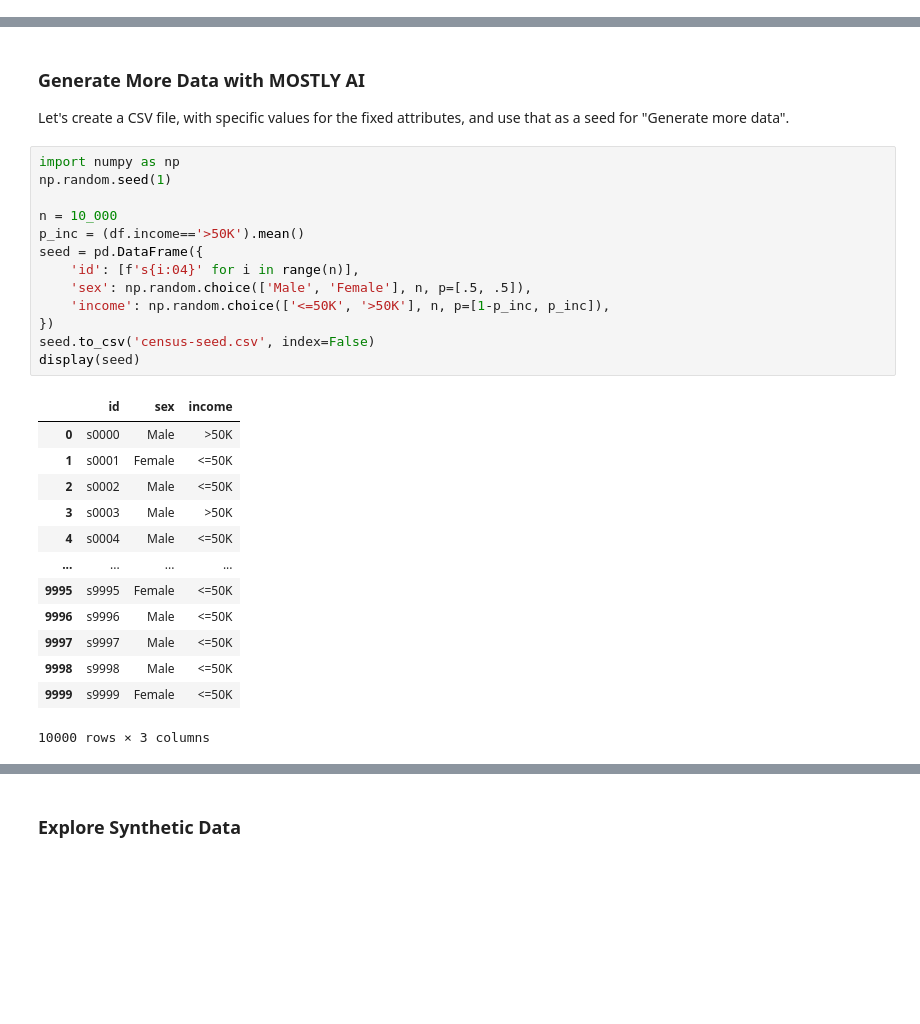
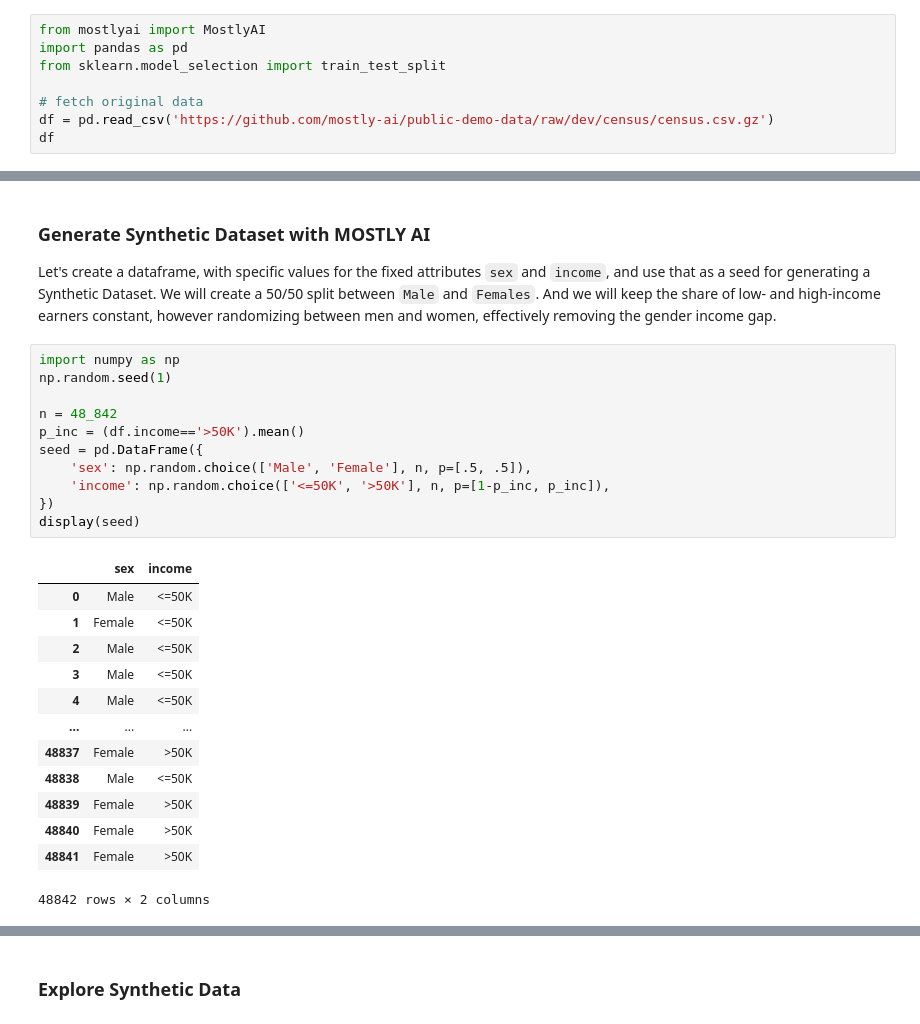
Before and after one commit to mostly-ai/mostly-tutorials, a Jupyter notebook: conditional-generation/conditional-generation.ipynb, the cells around one changed output, grey strips where cells are left out. Cells and saved outputs as stored; diff of their text form; blank space fills up the shorter version.

```diff
--- a/conditional-generation/conditional-generation.ipynb
+++ b/conditional-generation/conditional-generation.ipynb
@@ -113,0 +23,8 @@ Synthesize via [MOSTLY AI](https://mostly.ai/) by providing `census-context.csv`
+# %%
+from mostlyai import MostlyAI
+import pandas as pd
+from sklearn.model_selection import train_test_split
+
+# fetch original data
+df = pd.read_csv('https://github.com/mostly-ai/public-demo-data/raw/dev/census/census.csv.gz')
+df
@@ -114,31 +58,29 @@ Synthesize via [MOSTLY AI](https://mostly.ai/) by providing `census-context.csv`
 # %% [markdown]
-### Generate More Data with MOSTLY AI
+### Generate Synthetic Dataset with MOSTLY AI
 
-Let's create a CSV file, with specific values for the fixed attributes, and use that as a seed for "Generate more data".
+Let's create a dataframe, with specific values for the fixed attributes `sex` and `income`, and use that as a seed for generating a Synthetic Dataset. We will create a 50/50 split between `Male` and `Females`. And we will keep the share of low- and high-income earners constant, however randomizing between men and women, effectively removing the gender income gap.
 # %%
 import numpy as np
 np.random.seed(1)
 
-n = 10_000
+n = 48_842
 p_inc = (df.income=='>50K').mean()
 seed = pd.DataFrame({
-    'id': [f's{i:04}' for i in range(n)],
     'sex': np.random.choice(['Male', 'Female'], n, p=[.5, .5]),
     'income': np.random.choice(['<=50K', '>50K'], n, p=[1-p_inc, p_inc]),
 })
-seed.to_csv('census-seed.csv', index=False)
 display(seed)
 # %% [output]
-|  | id | sex | income |
-| 0 | s0000 | Male | >50K |
-| 1 | s0001 | Female | <=50K |
-| 2 | s0002 | Male | <=50K |
-| 3 | s0003 | Male | >50K |
-| 4 | s0004 | Male | <=50K |
-| ... | ... | ... | ... |
-| 9995 | s9995 | Female | <=50K |
-| 9996 | s9996 | Male | <=50K |
-| 9997 | s9997 | Male | <=50K |
-| 9998 | s9998 | Male | <=50K |
-| 9999 | s9999 | Female | <=50K |
+|  | sex | income |
+| 0 | Male | <=50K |
+| 1 | Female | <=50K |
+| 2 | Male | <=50K |
+| 3 | Male | <=50K |
+| 4 | Male | <=50K |
+| ... | ... | ... |
+| 48837 | Female | >50K |
+| 48838 | Male | <=50K |
+| 48839 | Female | >50K |
+| 48840 | Female | >50K |
+| 48841 | Female | >50K |
-10000 rows × 3 columns
+48842 rows × 2 columns
```
Also changed, not shown: parts of 35 cells of this notebook, 18 other files.
